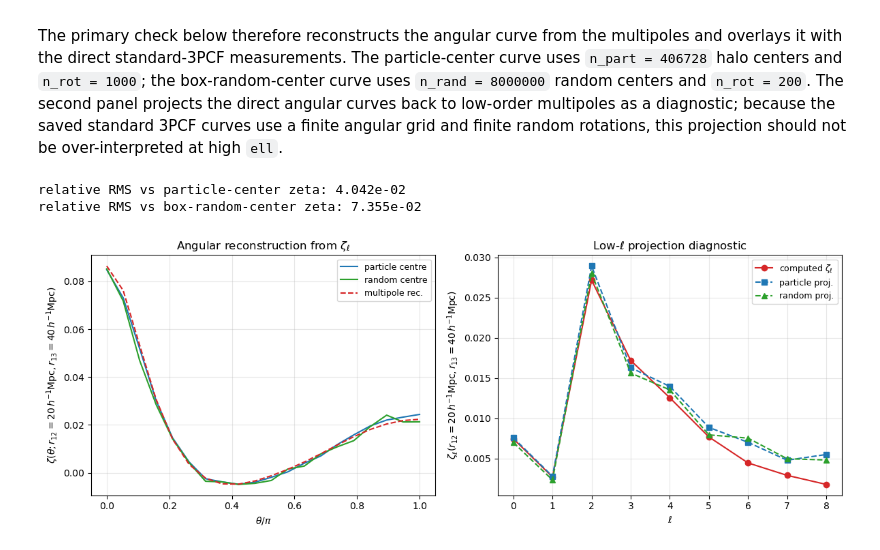
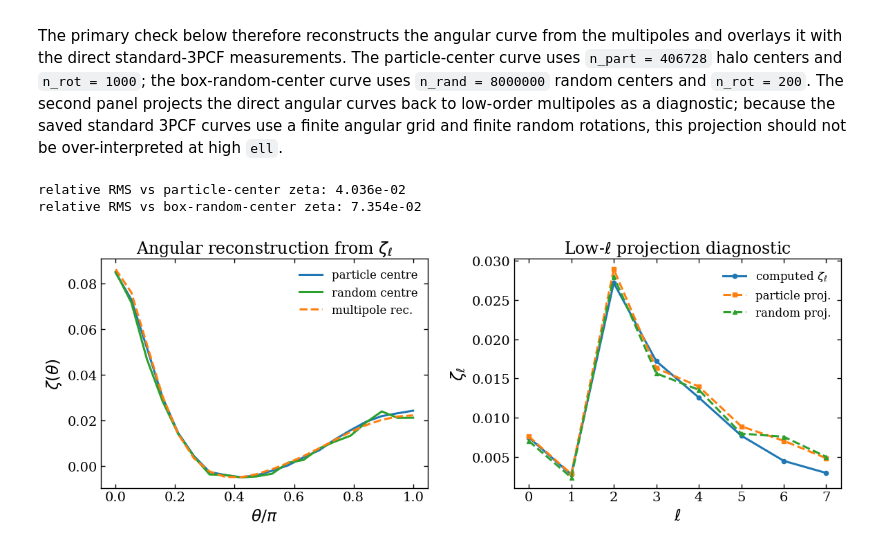
Before and after one commit to SYSUSPA-Projects/PyHermes, a Jupyter notebook: examples/notebooks/corr3pcf.ipynb, the cells around one changed output. Cells and saved outputs as stored; diff of their text form; code cells hidden in the pictures.

```diff
--- a/examples/notebooks/corr3pcf.ipynb
+++ b/examples/notebooks/corr3pcf.ipynb
@@ -410,7 +299,7 @@ RRR = rho ** 3
 win_sph5 = WindowFunc({"type": "sphere", "len_args": {"R": 5}}, D.sfc_info, threads=8)
 
 D1 = D.copy()
-D2 = D @ filter_sph5
+D2 = D @ win_sph5
 D3 = D2.copy()
 
 deltaD1 = D1 - R
@@ -604,21 +549,0 @@ The next plot keeps the field resolution fixed at `J=8` and varies only `lmax`,
-# %%
-fig, ax = plt.subplots(figsize=(6.0, 4.0), constrained_layout=True)
-
-ax.plot(corr3pcf_mul_j8_lmax20.l, first_sample_multipoles(corr3pcf_mul_j8_lmax20.zeta_l), label=r'$l_{\max}=20$', color='r')
-ax.plot(corr3pcf_mul_j8_lmax14.l, first_sample_multipoles(corr3pcf_mul_j8_lmax14.zeta_l), label=r'$l_{\max}=14$', color='g')
-ax.plot(corr3pcf_mul_j8_lmax10.l, first_sample_multipoles(corr3pcf_mul_j8_lmax10.zeta_l), label=r'$l_{\max}=10$', color='b')
-ax.plot(corr3pcf_mul_j8_lmax7.l, first_sample_multipoles(corr3pcf_mul_j8_lmax7.zeta_l), label=r'$l_{\max}=7$', color='k')
-
-ax.axhline(0.0, color="0.82", lw=0.9, zorder=0)
-ax.grid(True, color="0.9", lw=0.8)
-for spine in ax.spines.values():
-    spine.set_visible(True)
-    spine.set_linewidth(0.8)
-    spine.set_color("0.25")
-ax.tick_params(labelsize=10)
-ax.legend(frameon=False, fontsize=8.8, loc="upper right", handlelength=2.6)
-ax.set_title(r'3PCF multipoles: dependence on $l_{\max}$ ($J=8$)', fontsize=11)
-ax.set_xlabel(r'$\ell$', fontsize=12)
-ax.set_ylabel(r'$\zeta_\ell(r_{12}=20\,h^{-1}\mathrm{Mpc}, r_{13}=40\,h^{-1}\mathrm{Mpc})$', fontsize=12)
-fig.savefig(figs_dir / "corr3pcf_multipole_lmax.png", dpi=240, bbox_inches="tight")
-plt.show()
@@ -631,6 +554,12 @@ After varying `lmax` at fixed `J=8`, the next plot holds `lmax=14` fixed and cha
 # %%
-plt.plot(corr3pcf_mul_j8_lmax14.l, first_sample_multipoles(corr3pcf_mul_j8_lmax14.zeta_l), label=r'$J=8$')
-plt.plot(corr3pcf_mul_j9_lmax14.l, first_sample_multipoles(corr3pcf_mul_j9_lmax14.zeta_l), label=r'$J=9$')
+# examples/scripts/run_3pcf_multipole.py & examples/configs/param_3pcf_multipole_lmax14.yaml
+corr3pcf_mul_j8_lmax14 = Corr3PCFMultipoleData(data_path="./output/quijote8000_snap004_3pcf_multipole_lmax14.pkl")
+
+# examples/scripts/run_3pcf_multipole.py & examples/configs/param_3pcf_multipole_J9_lmax14.yaml
+corr3pcf_mul_j9_lmax14 = Corr3PCFMultipoleData(data_path="./output/quijote8000_snap004_3pcf_multipole_J9_lmax14.pkl")
+
+plt.plot(corr3pcf_mul_j8_lmax14.l, corr3pcf_mul_j8_lmax14.zeta_l[0], label=r'$J=8$')
+plt.plot(corr3pcf_mul_j9_lmax14.l, corr3pcf_mul_j9_lmax14.zeta_l[0], label=r'$J=9$')
 
 plt.title(r'3PCF multipoles: dependence on field resolution $J$ ($l_{\max}=14$)')
 plt.xlabel(r'$\ell$', fontsize=15)
@@ -683,7 +624,7 @@ The primary check below therefore reconstructs the angular curve from the multip
 def reconstruct_zeta_from_multipoles(multipole_data, theta):
     ell = np.asarray(multipole_data.l, dtype=int)
     coeff = np.zeros(ell.max() + 1, dtype=np.float64)
-    coeff[ell] = first_sample_multipoles(multipole_data.zeta_l)
+    coeff[ell] = multipole_data.zeta_l[0]
     return np.polynomial.legendre.legval(np.cos(theta), coeff)
 
 def project_zeta_to_multipoles(theta, zeta, ell_values):
@@ -703,8 +644,8 @@ def project_zeta_to_multipoles(theta, zeta, ell_values):
     return np.asarray(projected)
 
 theta = corr3pcf_pcenter_nrot1000.theta
-zeta_from_l = reconstruct_zeta_from_multipoles(corr3pcf_mul_j8_lmax20, theta)
-zeta_from_l_rcenter_grid = reconstruct_zeta_from_multipoles(corr3pcf_mul_j8_lmax20, corr3pcf_rcenter_nrot200.theta)
+zeta_from_l = reconstruct_zeta_from_multipoles(corr3pcf_mul_j8_lmax14, theta)
+zeta_from_l_rcenter_grid = reconstruct_zeta_from_multipoles(corr3pcf_mul_j8_lmax14, corr3pcf_rcenter_nrot200.theta)
 
 def relative_rms(reference, comparison):
     reference = np.asarray(reference, dtype=np.float64)
@@ -715,18 +656,17 @@ def relative_rms(reference, comparison):
 print(f"relative RMS vs particle-center zeta: {relative_rms(corr3pcf_pcenter_nrot1000.zeta, zeta_from_l):.3e}")
 print(f"relative RMS vs box-random-center zeta: {relative_rms(corr3pcf_rcenter_nrot200.zeta, zeta_from_l_rcenter_grid):.3e}")
 # %% [output]
-relative RMS vs particle-center zeta: 4.042e-02
-relative RMS vs box-random-center zeta: 7.355e-02
+relative RMS vs particle-center zeta: 4.036e-02
+relative RMS vs box-random-center zeta: 7.354e-02
 # %%
-
-ell_compare = corr3pcf_mul_j8_lmax20.l[corr3pcf_mul_j8_lmax20.l <= 8]
+ell_compare = corr3pcf_mul_j8_lmax14.l[corr3pcf_mul_j8_lmax14.l <= 7]
 zeta_l_projected_pcenter = project_zeta_to_multipoles(
     corr3pcf_pcenter_nrot1000.theta, corr3pcf_pcenter_nrot1000.zeta, ell_compare
 )
 zeta_l_projected_rcenter = project_zeta_to_multipoles(
     corr3pcf_rcenter_nrot200.theta, corr3pcf_rcenter_nrot200.zeta, ell_compare
 )
-zeta_l_multipole = first_sample_multipoles(corr3pcf_mul_j8_lmax20.zeta_l)[np.isin(corr3pcf_mul_j8_lmax20.l, ell_compare)]
+zeta_l_multipole = corr3pcf_mul_j8_lmax14.zeta_l[0][np.isin(corr3pcf_mul_j8_lmax14.l, ell_compare)]
 
 with plt.rc_context({
     "font.family": "serif",
@@ -782,31 +722,31 @@ with plt.rc_context({
         "s--",
         label=r"particle proj.",
         color="#ff7f0e",
         lw=2.2,
         ms=4.5,
     )
     axes[1].plot(
         ell_compare,
         zeta_l_projected_rcenter,
         "^--",
         label=r"random proj.",
         color="#2ca02c",
         lw=2.2,
         ms=4.5,
     )
     axes[1].set_xlabel(r"$\ell$")
     axes[1].set_ylabel(r"$\zeta_\ell$")
     axes[1].set_title(r"Low-$\ell$ projection diagnostic")
     axes[1].legend(frameon=False)
 
     for ax in axes:
         ax.grid(False)
         ax.tick_params(direction="in", top=True, right=True, width=1.0, length=4)
         for spine in ax.spines.values():
             spine.set_linewidth(1.0)
 
     fig.tight_layout(w_pad=1.4)
     plt.savefig(figs_dir / "corr3pcf_multipole_standard_consistency.png", dpi=240, bbox_inches="tight")
     plt.show()
 # %% [output]
-[figure, old version]
+[figure, new version]
```
Also changed, not shown: parts of 36 cells of this notebook, 38 other files.
